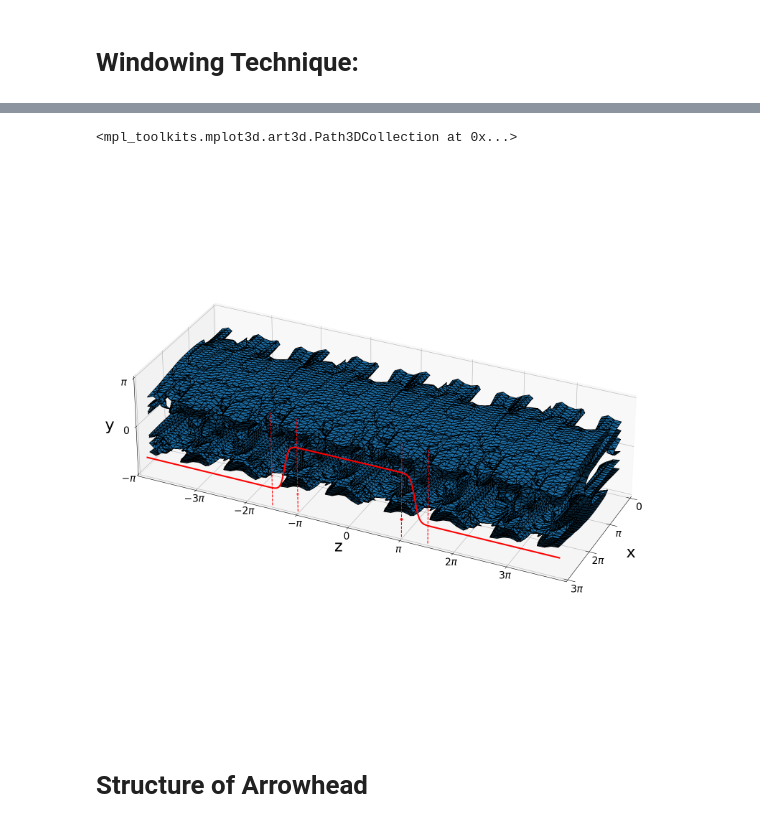
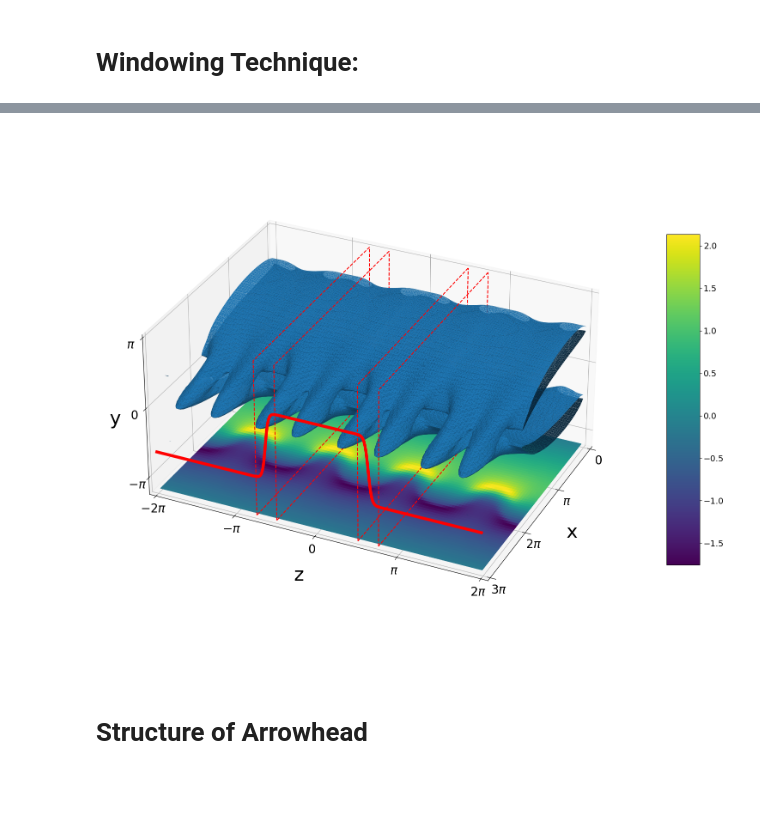
Before and after one commit to theolewy/vKolmogorov3D, a Jupyter notebook: jupyter_notebooks/arrowhead3D.ipynb, the cells around one changed output, grey strips where cells are left out. Drawn from its saved outputs; the diff is of its cells as text; code cells hidden in the pictures; blank space fills up the shorter version.

```diff
--- a/jupyter_notebooks/arrowhead3D.ipynb
+++ b/jupyter_notebooks/arrowhead3D.ipynb
@@ -25,7 +23,7 @@ from tools.solvers.kolmogorov import TimeStepper3D
 import copy
 
 material_params = {'W': 20, 'beta': 0.9, 'Re': 0.5, 'L':np.inf, 'eps': 1e-3}
-system_params = {'Lx': 3*np.pi,  'Lz': 2*np.pi, 'ndim': 3, 'n':1}
+system_params = {'Lx': 3*np.pi,  'Lz': np.pi, 'ndim': 3, 'n':1}
 solver_params = {'Nx': 64, 'Ny': 64, 'Nz': 32}
 
 system_params_temp = copy.deepcopy(system_params)
@@ -120,8 +118,18 @@ def plot_3D_surface(array1, x, y, z, ax=None, level_mult=0.7):
 # %%
 # Tile the periodic solution...
 
-trace_tiled = np.tile(trace, (1, 4, 1))
-trace_tiled = np.roll(trace_tiled, shift=Nz//2, axis=1)
+trace_trans = np.roll(trace, shift=-6, axis=0)
+trace_trans = np.roll(trace_trans, shift=-7, axis=1)
+trace_tiled = np.tile(trace_trans, (1, 5, 1))
+
+trace_tiled = trace_tiled[:, Nz//2:-Nz//2, :]
+
+# Tile the periodic solution...
+p_trans = np.roll(p, shift=-6, axis=0)
+p_trans = np.roll(p_trans, shift=-7, axis=1)
+p_tiled = np.tile(p_trans, (1, 5, 1))
+
 x_tiled = x
 y_tiled = y
-z_tiled = np.concatenate([z-4*np.pi, z-2*np.pi, z , z+2*np.pi, z+4*np.pi])[Nz//2:-Nz//2]
+z_tiled = np.concatenate([z-2*np.pi, z-1*np.pi, z , z+1*np.pi, z+2*np.pi])[Nz//2:-Nz//2]
+p_tiled = p_tiled[:, Nz//2:-Nz//2, :]
@@ -128,22 +138,53 @@ z_tiled = np.concatenate([z-4*np.pi, z-2*np.pi, z , z+2*np.pi, z+4*np.pi])[Nz//2
 # %%
-a, b = np.pi, np.pi/2
+a, b = np.pi/2, np.pi/4
 plt.rcParams['font.size'] = 40
 
+ax, verts, level_val = plot_3D_surface(trace_tiled, x_tiled, y_tiled, z_tiled, ax=None, level_mult=0.41)
+ax.computed_zorder = False
 
-ax = plot_3D_surface(trace_tiled, x_tiled, y_tiled, z_tiled, ax=None, level_mult=0.5)
+ax.set_zlim((-1.2*np.pi, np.pi))
+#### Plot windowing function
 
 z_plot = np.linspace(np.min(z_tiled), np.max(z_tiled), 300)
 window = 1/4 * (1 + np.tanh(6 * (a - z_plot) / b + 3)) * (1 + np.tanh(6 * (a + z_plot) / b + 3))
 
-ax.plot(z_plot, (window*3-2), zs=Lx, zdir='x', color='red', zorder=10, linewidth=3)
-ax.plot([-a, -a], [-np.pi, np.pi-0.3], zs=Lx, zdir='x', color='red', linestyle='--', zorder=10)
-ax.plot([a, a], [-np.pi, np.pi-0.3], zs=Lx, zdir='x', color='red', linestyle='--', zorder=10)
-ax.plot([-a-b, -a-b], [-np.pi, np.pi-0.3], zs=Lx, zdir='x', color='red', linestyle='--', zorder=10)
-ax.plot([a+b, a+b], [-np.pi, np.pi-0.3], zs=Lx, zdir='x', color='red', linestyle='--', zorder=10)
-ax.scatter3D([Lx, Lx], [-a, a], [-2, -2], color='red', zorder=20)
+color = 'red'
+ax.plot(z_plot, (window*3-2), zs=Lx, zdir='x', color=color, zorder=10, linewidth=5)
+ax.plot([-a, -a], [-1.2*np.pi, np.pi], zs=Lx, zdir='x', color=color, linestyle='--', zorder=10)
+ax.plot([-a, -a], [-1.2*np.pi, np.pi], zs=0, zdir='x', color=color, linestyle='--', zorder=0.9)
+ax.plot([0, 3*np.pi], [-a, -a], zs=-1.2*np.pi, zdir='z', color=color, linestyle='--', zorder=0.9)
+ax.plot([0, 3*np.pi], [-a, -a], zs=np.pi, zdir='z', color=color, linestyle='--', zorder=10)
+ax.plot([a, a], [-1.2*np.pi, np.pi], zs=Lx, zdir='x', color=color, linestyle='--', zorder=10)
+ax.plot([a, a], [-1.2*np.pi, np.pi], zs=0, zdir='x', color=color, linestyle='--', zorder=0.9)
+ax.plot([0, 3*np.pi], [a, a], zs=-1.2*np.pi, zdir='z', color=color, linestyle='--', zorder=0.9)
+ax.plot([0, 3*np.pi], [a, a], zs=np.pi, zdir='z', color=color, linestyle='--', zorder=10)
+ax.plot([-a-b, -a-b], [-1.2*np.pi, np.pi], zs=Lx, zdir='x', color=color, linestyle='--', zorder=10)
+ax.plot([-a-b, -a-b], [-1.2*np.pi, np.pi], zs=0, zdir='x', color=color, linestyle='--', zorder=0.9)
+ax.plot([0, 3*np.pi], [-a-b, -a-b], zs=-1.2*np.pi, zdir='z', color=color, linestyle='--', zorder=0.9)
+ax.plot([0, 3*np.pi], [-a-b, -a-b], zs=np.pi, zdir='z', color=color, linestyle='--', zorder=10)
+
+ax.plot([a+b, a+b], [-1.2*np.pi, np.pi], zs=Lx, zdir='x', color=color, linestyle='--', zorder=10)
+ax.plot([a+b, a+b], [-1.2*np.pi, np.pi], zs=0, zdir='x', color=color, linestyle='--', zorder=0.9)
+ax.plot([0, 3*np.pi], [a+b, a+b], zs=-1.2*np.pi, zdir='z', color=color, linestyle='--', zorder=0.9)
+ax.plot([0, 3*np.pi], [a+b, a+b], zs=np.pi, zdir='z', color=color, linestyle='--', zorder=10)
+
+#### Plot midplane pressure
+xgrid, zgrid = np.meshgrid(x_tiled, z_tiled, sparse=False, indexing='ij')
+
+cmap_kind = 'viridis'
+cmap = plt.get_cmap(cmap_kind)
+field = p_tiled[:,:,Ny//2]
+min_val, max_val = np.min(field), np.max(field)
+facecolors = cmap((field - min_val) / (max_val - min_val))
+ax.plot_surface(xgrid, zgrid, -1.2*np.pi * np.ones_like(xgrid), rstride=1, cstride=1,
+                            facecolors=facecolors, shade=False, zorder=0.5)
+
+norm = Normalize(vmin=np.min(field), vmax=np.max(field))
+sm = plt.cm.ScalarMappable(cmap=cmap_kind, norm=norm)
+sm.set_array([])  # Necessary for ScalarMappable to work with colorbar
+cbar = plt.colorbar(sm, ax=ax, shrink=0.5, aspect=10)
 # %% [output]
-<mpl_toolkits.mplot3d.art3d.Path3DCollection at 0x...>
-[figure, old version]
+[figure, new version]
 # %% [markdown]
 # Structure of Arrowhead
 # %% [markdown]
```
Also changed, not shown: parts of 8 cells of this notebook, 1 other file.
